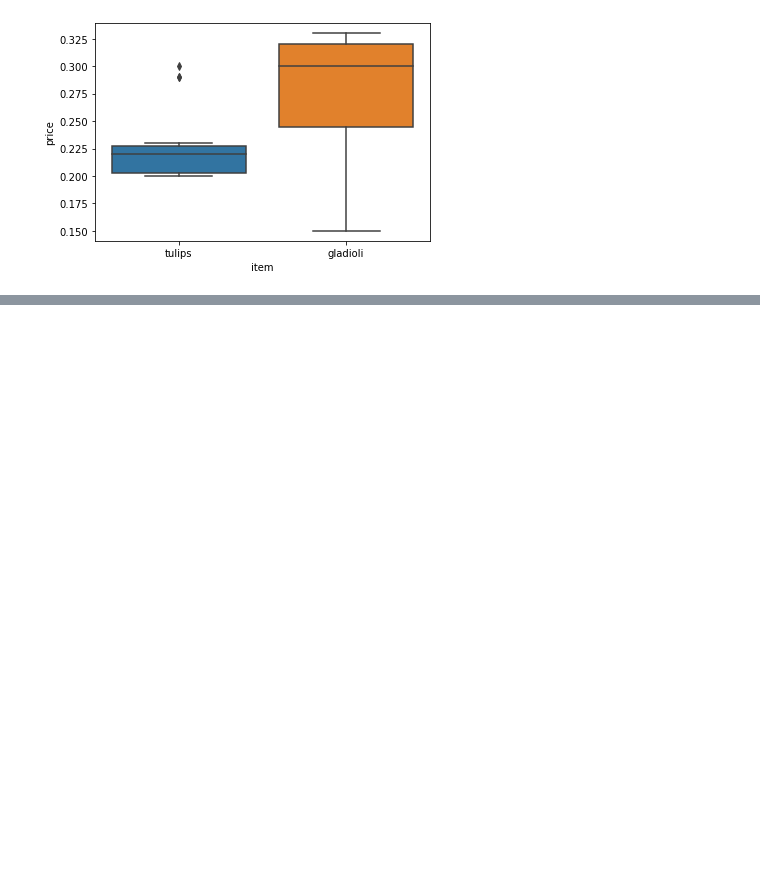
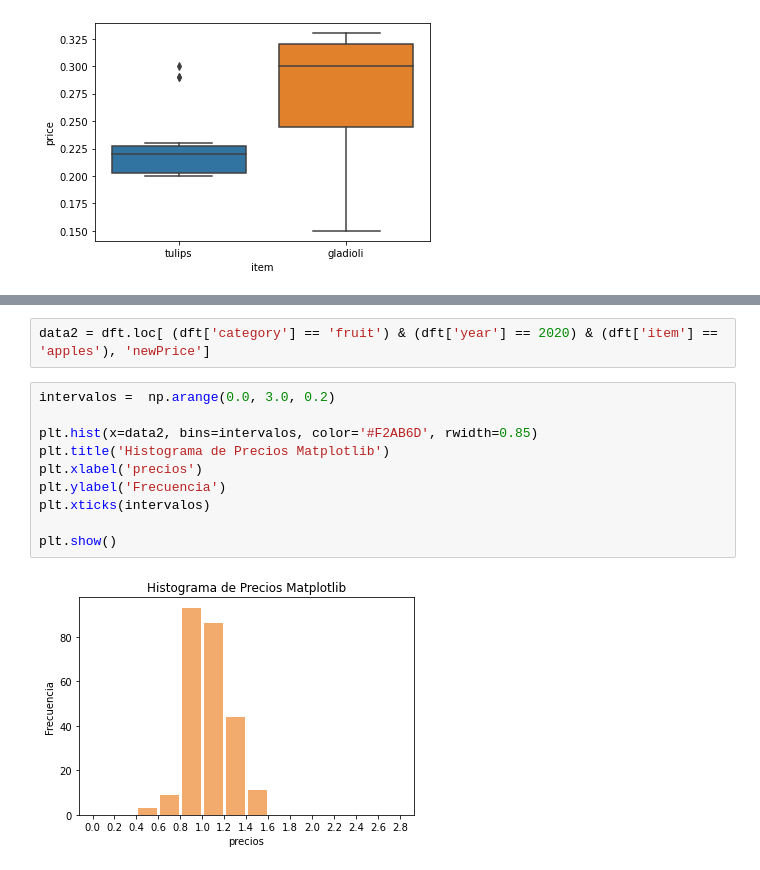
Before and after one commit to iamchapita/Inteligencia-Artificial, a Jupyter notebook: Unidad II/Ejercicios/Clase/001/Untitled.ipynb, the cells around one changed output, grey strips where cells are left out. Cells and saved outputs as stored; diff of their text form; blank space fills up the shorter version.

```diff
--- a/Unidad I/Ejercicios/Clase/003/Untitled.ipynb
+++ b/Unidad II/Ejercicios/Clase/001/Untitled.ipynb
@@ -296,0 +305,14 @@ plt.hist(x=dft.loc[(dft['category'] == 'cut_flowers') & (dft['item'] == 'tulips'
+# %%
+data2 = dft.loc[ (dft['category'] == 'fruit') & (dft['year'] == 2020) & (dft['item'] == 'apples'), 'newPrice']
+# %%
+intervalos =  np.arange(0.0, 3.0, 0.2)
+
+plt.hist(x=data2, bins=intervalos, color='#F2AB6D', rwidth=0.85)
+plt.title('Histograma de Precios Matplotlib')
+plt.xlabel('precios')
+plt.ylabel('Frecuencia')
+plt.xticks(intervalos)
+
+plt.show()
+# %% [output]
+[figure, added]
```
Also changed, not shown: parts of 5 cells of this notebook, 3 other files.
